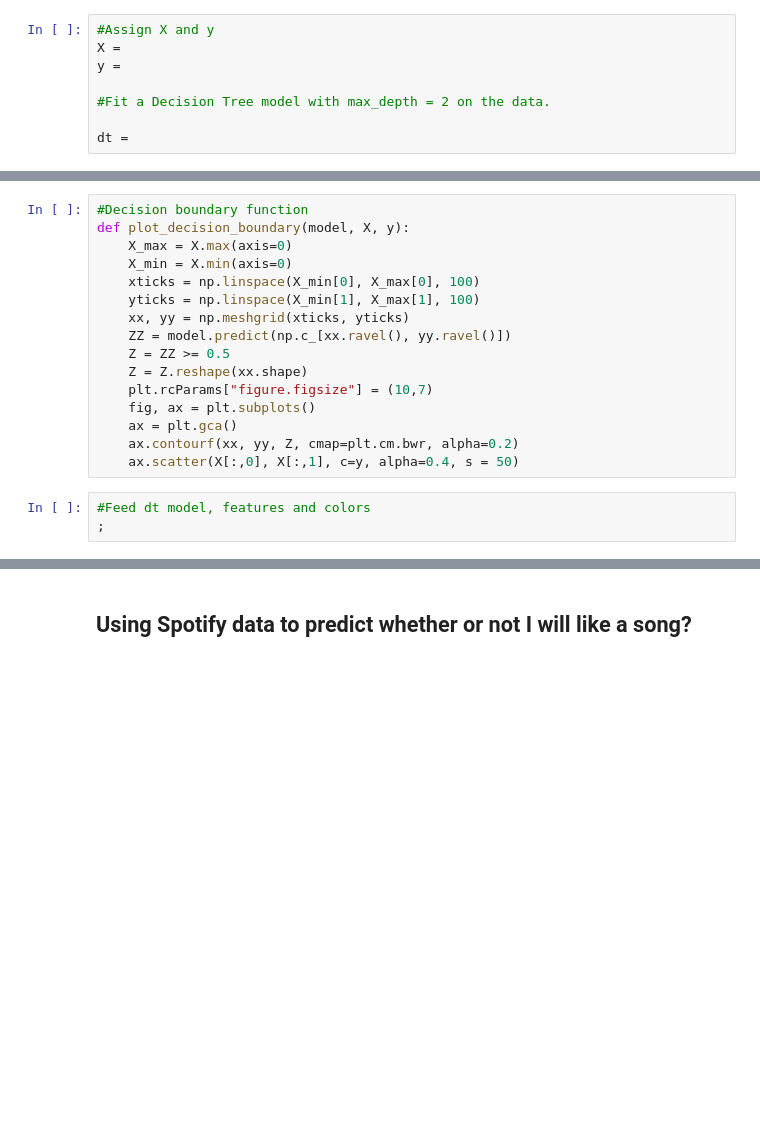
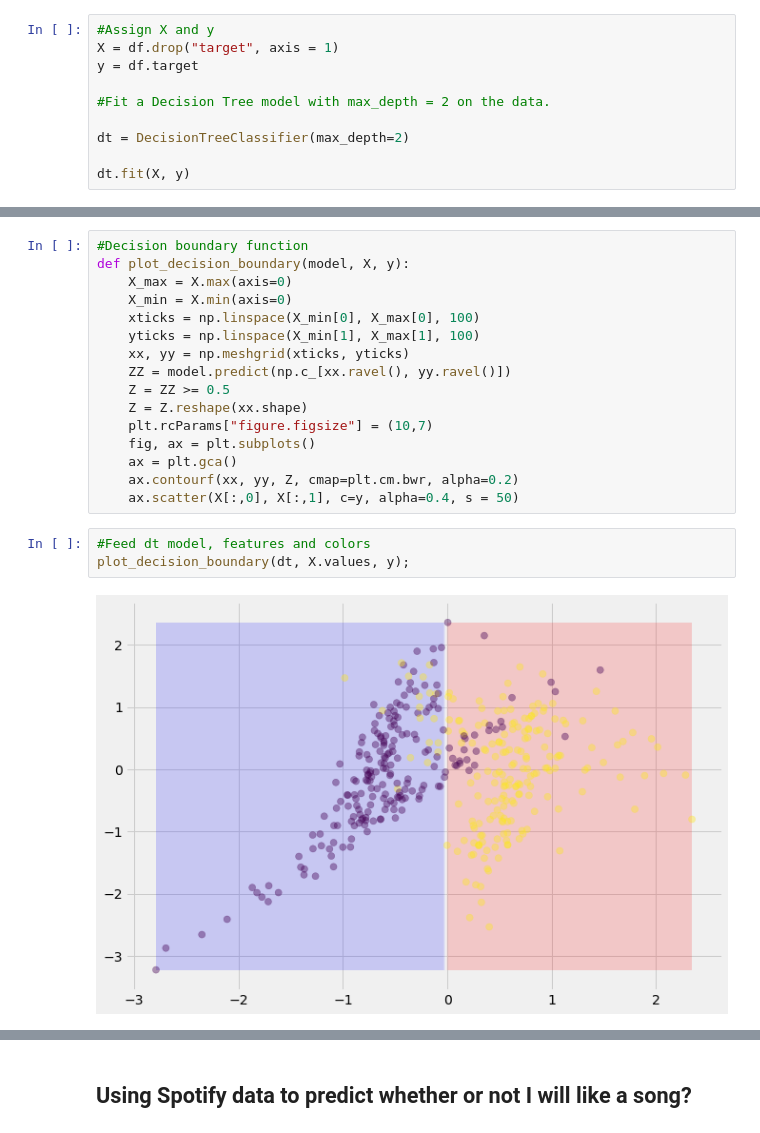
Before and after one commit to yangliu222/DS-SF-42, a Jupyter notebook: george_section/notebooks/In_class/Boosting and Advanced Sklearn (In Class).ipynb, the cells around one changed output, grey strips where cells are left out. Cells and saved outputs as stored; diff of their text form; blank space fills up the shorter version.

```diff
--- a/george_section/notebooks/In_class/Boosting and Advanced Sklearn (In Class).ipynb
+++ b/george_section/notebooks/In_class/Boosting and Advanced Sklearn (In Class).ipynb
@@ -192,8 +215,10 @@ plt.scatter(df.feature1, df.feature2, c = colors, s = 100, alpha=.5);
 # %%
 #Assign X and y
-X =
-y =
+X = df.drop("target", axis = 1)
+y = df.target
 
 #Fit a Decision Tree model with max_depth = 2 on the data.
 
-dt =
+dt = DecisionTreeClassifier(max_depth=2)
+
+dt.fit(X, y)
@@ -215,7 +247,9 @@ def plot_decision_boundary(model, X, y):
     ax.scatter(X[:,0], X[:,1], c=y, alpha=0.4, s = 50)
 # %%
 #Feed dt model, features and colors
-;
+plot_decision_boundary(dt, X.values, y);
+# %% [output]
+[figure, added]
 # %%
 #Train AdaBoost model on the same data and visualize it
 
```
Also changed, not shown: parts of 94 cells of this notebook.
